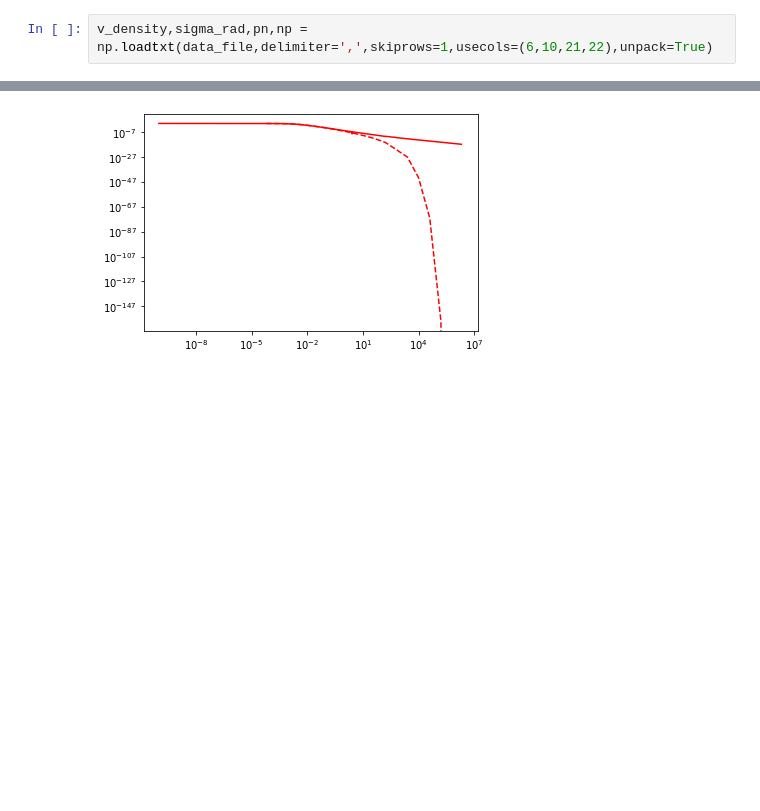
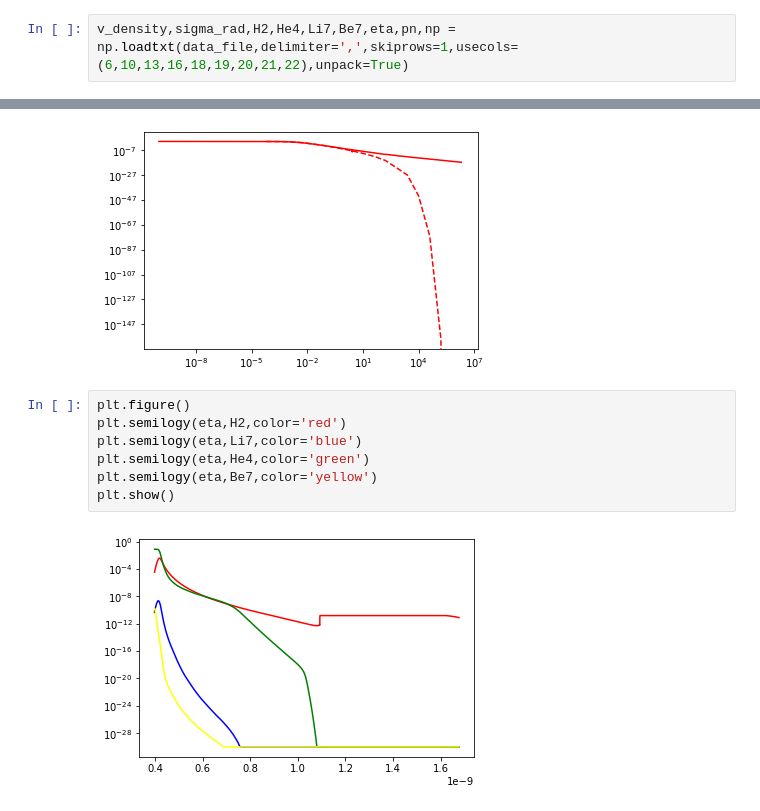
Before and after one commit to nuLABatUSD/BBN_models, a Jupyter notebook: Diagnostic_Plots.ipynb, the cells around one changed output, grey strips where cells are left out. Cells and saved outputs as stored; diff of their text form; blank space fills up the shorter version.

Commit message:
new plots

```diff
--- a/Diagnostic_Plots.ipynb
+++ b/Diagnostic_Plots.ipynb
@@ -33,7 +34,7 @@ plt.show()
 # %% [output]
 [figure]
 # %%
-v_density,sigma_rad,pn,np = np.loadtxt(data_file,delimiter=',',skiprows=1,usecols=(6,10,21,22),unpack=True)
+v_density,sigma_rad,H2,He4,Li7,Be7,eta,pn,np = np.loadtxt(data_file,delimiter=',',skiprows=1,usecols=(6,10,13,16,18,19,20,21,22),unpack=True)
 # %%
 plt.figure()
 plt.loglog(time,v_density/v_density[0],color='red')
@@ -62,3 +63,12 @@ plt.loglog(t,p_n/p_n[0],color='red',linestyle='--')
 plt.show()
 # %% [output]
 [figure]
+# %%
+plt.figure()
+plt.semilogy(eta,H2,color='red')
+plt.semilogy(eta,Li7,color='blue')
+plt.semilogy(eta,He4,color='green')
+plt.semilogy(eta,Be7,color='yellow')
+plt.show()
+# %% [output]
+[figure, added]
```
Also changed, not shown: parts of 1 cell of this notebook, 1 other file.
